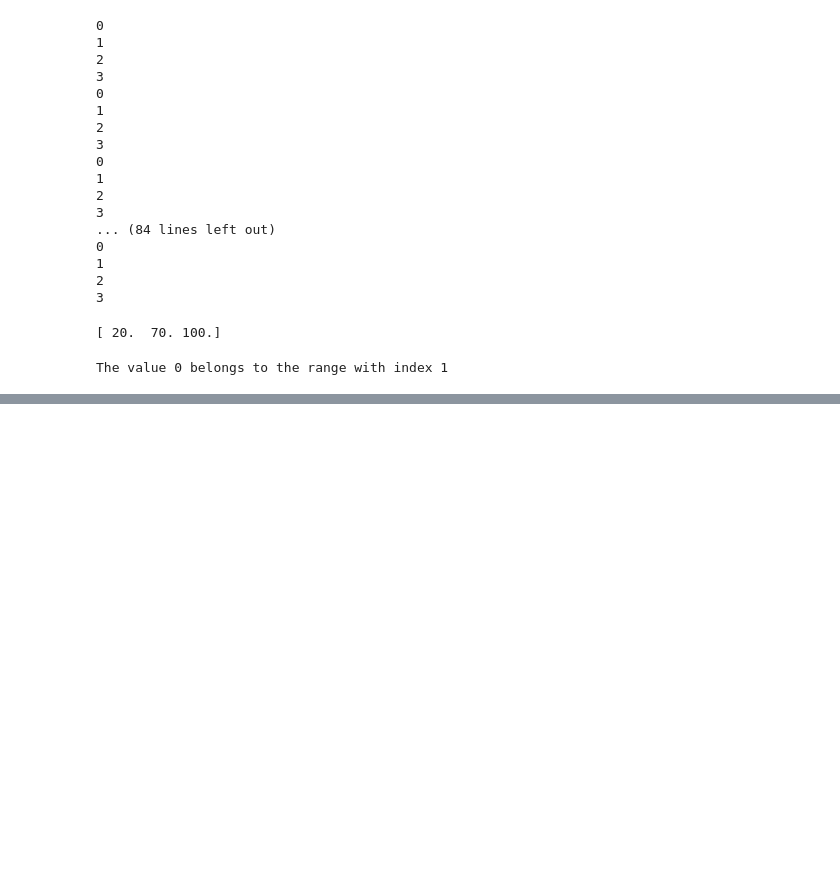
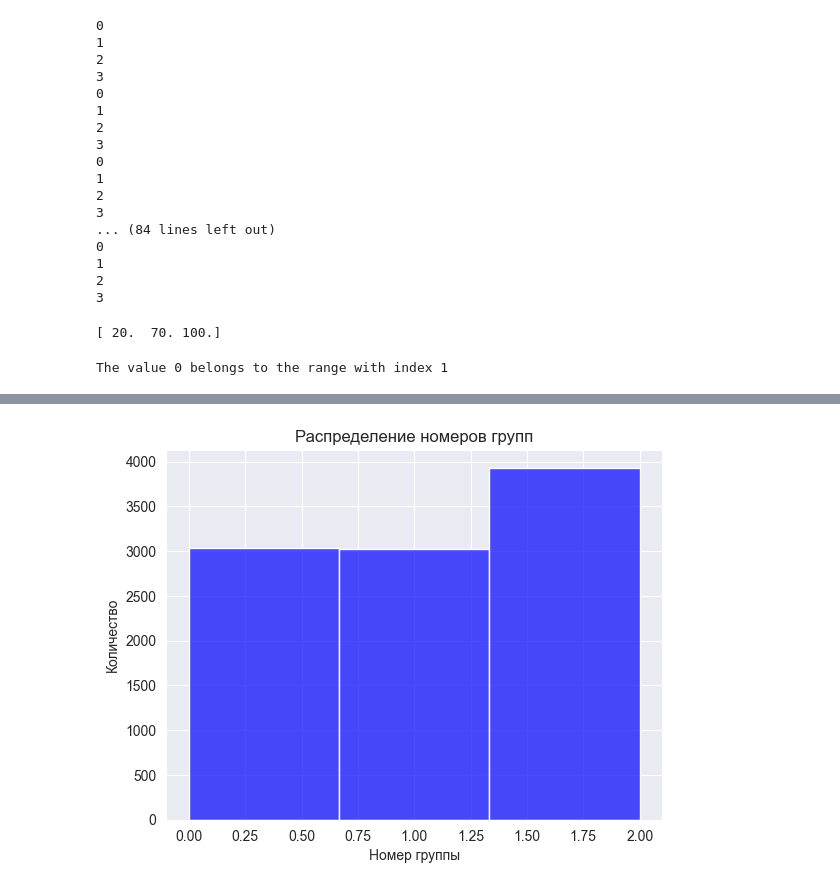
Before and after one commit to MysteriousNeutrino/ml_sim_kc, a Jupyter notebook: junior/smart-link2/test.ipynb, the cells around one changed output, grey strips where cells are left out. Drawn from its saved outputs; the diff is of its cells as text; code cells hidden in the pictures; blank space fills up the shorter version.

```diff
--- a/junior/smart-link2/test.ipynb
+++ b/junior/smart-link2/test.ipynb
@@ -75,0 +78,17 @@ for i in range(10000):
+# %%
+# Проверка распределения вероятностей
+ex4 = Experiment(experiment_id=55, groups=("AAA", "BBB", "CCC"), group_weights=[0.3, 0.3, 0.4])
+group_numbers = []
+
+for i in range(10000):
+    group_numbers.append(ex4.group(i)[0])
+
+sns.histplot(group_numbers, bins=max(group_numbers)-min(group_numbers)+1, kde=False, color='blue', alpha=0.7)
+plt.title('Распределение номеров групп')
+plt.xlabel('Номер группы')
+plt.ylabel('Количество')
+
+# Отображаем график
+plt.show()
+# %% [output]
+[figure, added]
```
Also changed, not shown: parts of 2 cells of this notebook.
